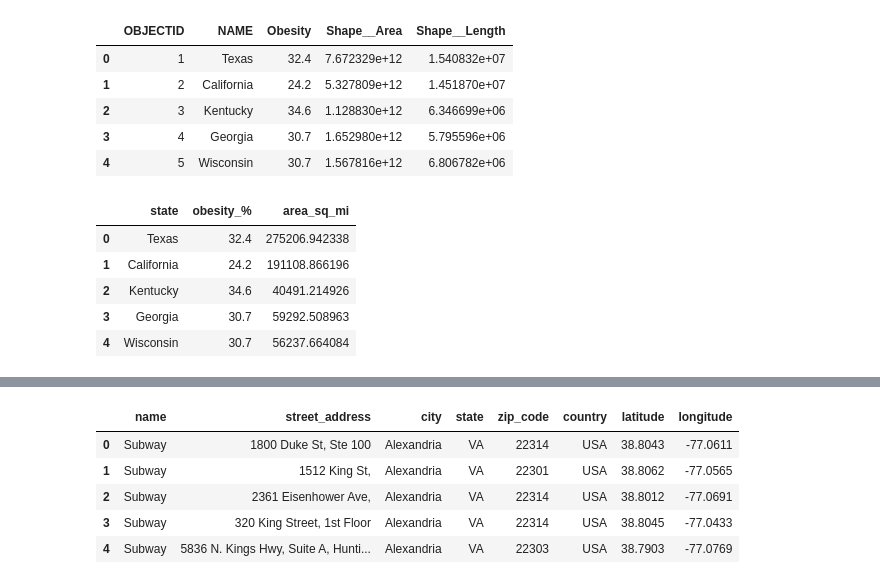
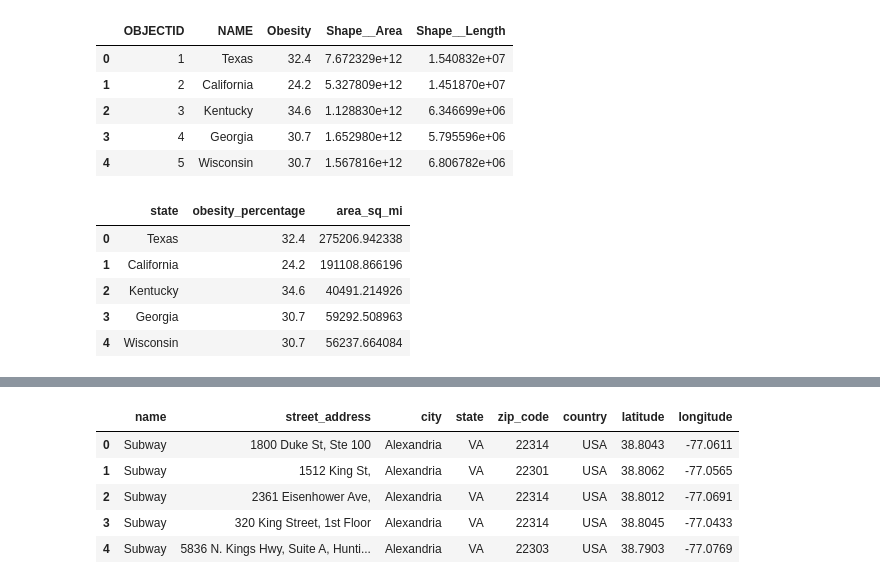
Before and after one commit to nbanks062523/TeamWeek15, a Jupyter notebook: alex_data_cleaning.ipynb, the cells around one changed output, grey strips where cells are left out. Cells and saved outputs as stored; diff of their text form; code cells hidden in the pictures.

```diff
--- a/alex_data_cleaning.ipynb
+++ b/alex_data_cleaning.ipynb
@@ -14,19 +14,19 @@ display(obesity_df.head(5))
 # %%
 # Clean the data
 # Make sure Area is a float
 obesity_df['Shape__Area'] = obesity_df['Shape__Area'].astype(float)
 #display(obesity_df.dtypes)
 
 # Convert the area from square feet to square miles
 obesity_df['Shape__Area'] = obesity_df['Shape__Area'].div(27878400)
 # Rename the necessary columns
-obesity_df.rename(columns={'Shape__Area': 'area_sq_mi', 'Obesity': 'obesity_%', 'NAME': 'state'}, inplace=True)
+obesity_df.rename(columns={'Shape__Area': 'area_sq_mi', 'Obesity': 'obesity_percentage', 'NAME': 'state'}, inplace=True)
 # Drop the unnecessary columns
 obesity_df.drop(columns=['OBJECTID', 'Shape__Length'], inplace=True)
 
 display(obesity_df.head(5))
 # %% [output]
-|  | state | obesity_% | area_sq_mi |
+|  | state | obesity_percentage | area_sq_mi |
 | 0 | Texas | 32.4 | 275206.942338 |
 | 1 | California | 24.2 | 191108.866196 |
 | 2 | Kentucky | 34.6 | 40491.214926 |
```
Also changed, not shown: parts of 1 cell of this notebook, 3 other files.
